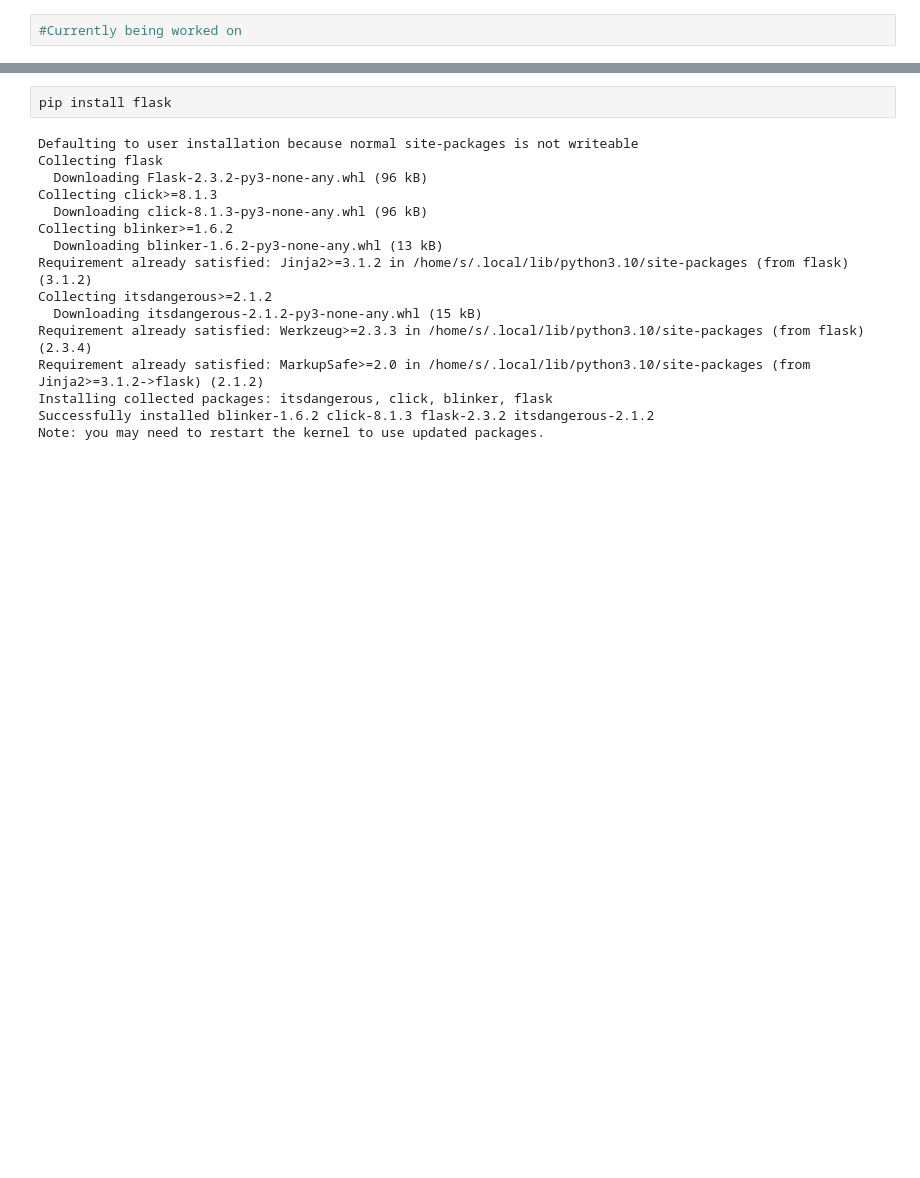
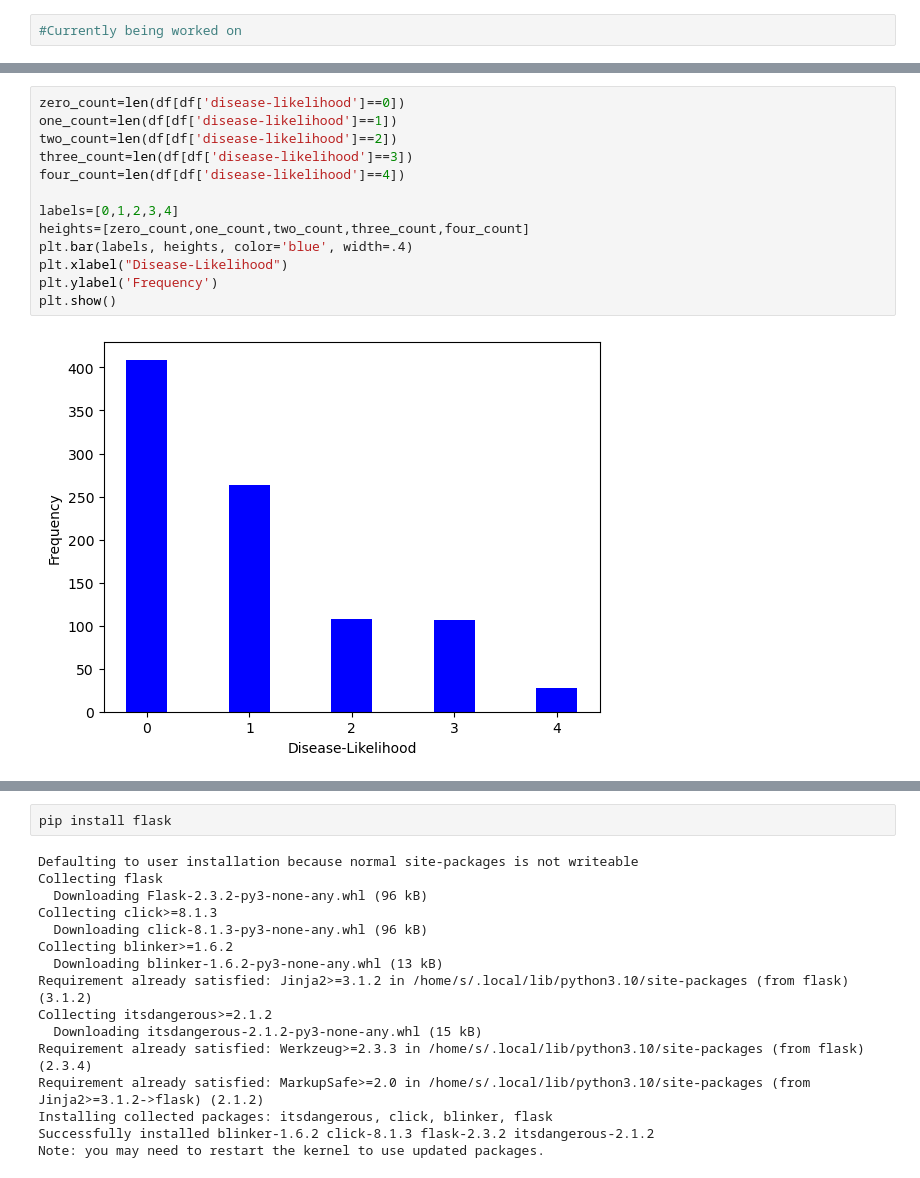
Before and after one commit to Saipranav-Kotamreddy/ECS-171-Project, a Jupyter notebook: model_with_evaluation_metrics.ipynb, the cells around one changed output, grey strips where cells are left out. Saved outputs shown, nothing was run; the diff lists cells and outputs as text; blank space fills up the shorter version.

```diff
--- a/model_with_evaluation_metrics.ipynb
+++ b/model_with_evaluation_metrics.ipynb
@@ -138,6 +138,21 @@ print(df)
 915  NaN  NaN                   1
 
 [916 rows x 14 columns]
+# %%
+zero_count=len(df[df['disease-likelihood']==0])
+one_count=len(df[df['disease-likelihood']==1])
+two_count=len(df[df['disease-likelihood']==2])
+three_count=len(df[df['disease-likelihood']==3])
+four_count=len(df[df['disease-likelihood']==4])
+
+labels=[0,1,2,3,4]
+heights=[zero_count,one_count,two_count,three_count,four_count]
+plt.bar(labels, heights, color='blue', width=.4)
+plt.xlabel("Disease-Likelihood")
+plt.ylabel('Frequency')
+plt.show()
+# %% [output]
+[figure, added]
 # %%
 # visualize the relation between each independent to disease-likelihood
 
```
Also changed, not shown: parts of 11 cells of this notebook.
